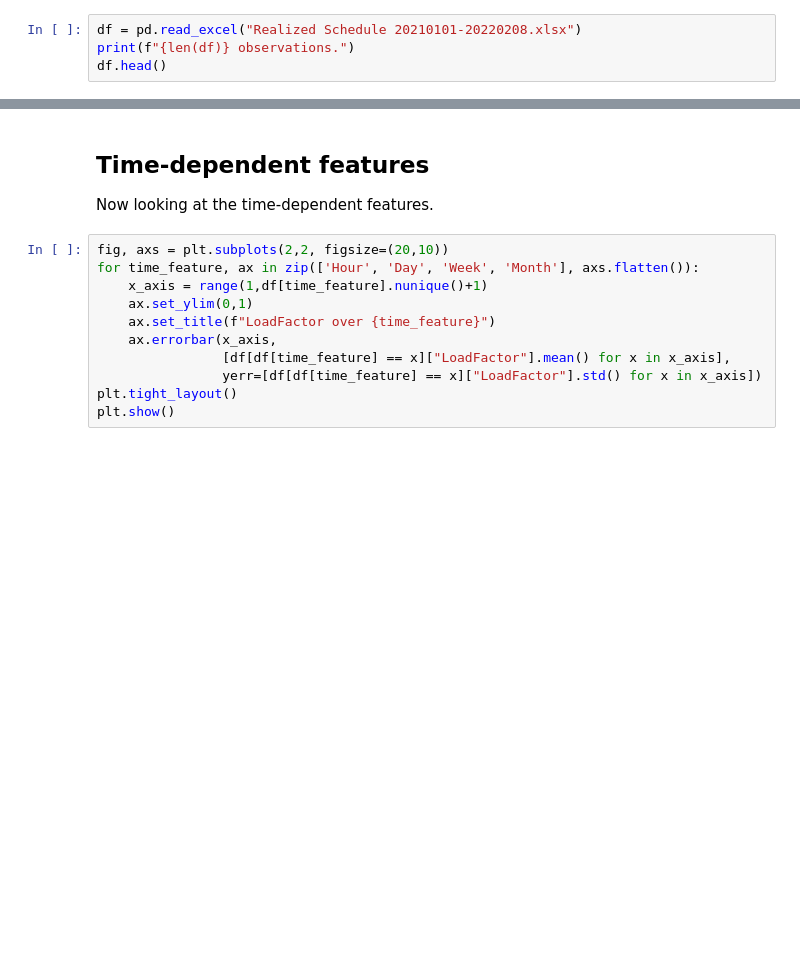
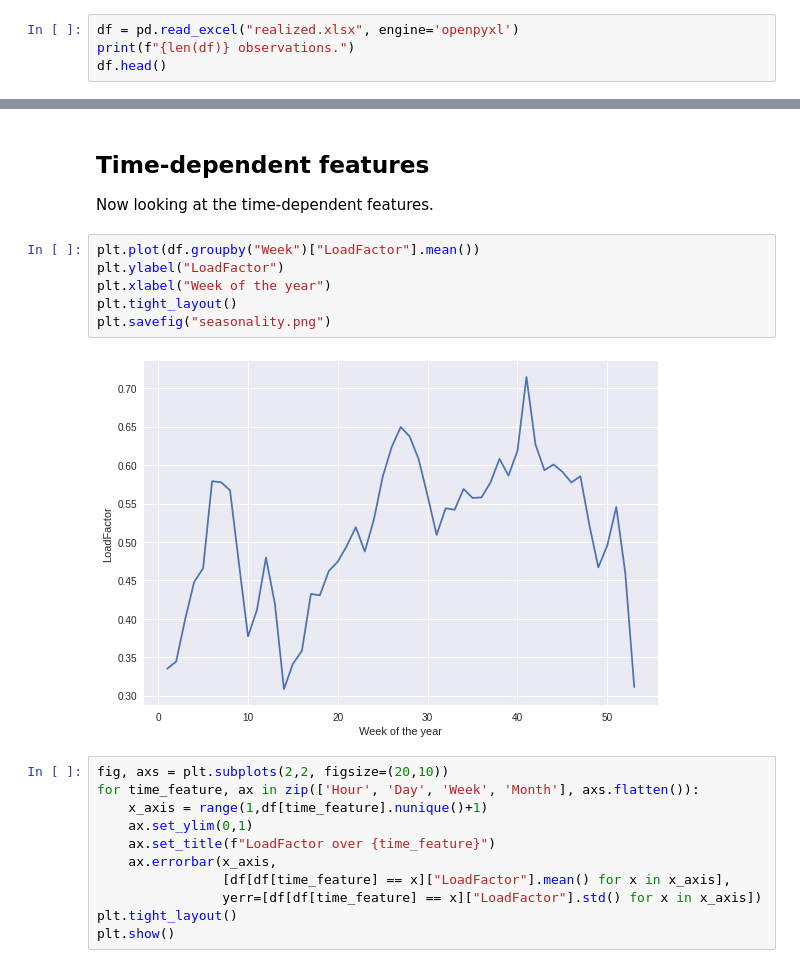
Before and after one commit to rasgaard/02582-Case1, a Jupyter notebook: EDA.ipynb, the cells around one changed output, grey strips where cells are left out. Cells and saved outputs as stored; diff of their text form; blank space fills up the shorter version.

```diff
--- a/EDA.ipynb
+++ b/EDA.ipynb
@@ -5,7 +5,7 @@ import pandas as pd
 import matplotlib.pyplot as plt
 plt.style.use('seaborn')
 # %%
-df = pd.read_excel("Realized Schedule 20210101-20220208.xlsx")
+df = pd.read_excel("realized.xlsx", engine='openpyxl')
 print(f"{len(df)} observations.")
 df.head()
 # %% [output]
@@ -77,6 +77,14 @@ It also seems like there is a lot of variability in `Weeks` throughout the serie
 # %% [markdown]
 ## Time-dependent features
 Now looking at the time-dependent features.
+# %%
+plt.plot(df.groupby("Week")["LoadFactor"].mean())
+plt.ylabel("LoadFactor")
+plt.xlabel("Week of the year")
+plt.tight_layout()
+plt.savefig("seasonality.png")
+# %% [output]
+[figure, added]
 # %%
 fig, axs = plt.subplots(2,2, figsize=(20,10))
 for time_feature, ax in zip(['Hour', 'Day', 'Week', 'Month'], axs.flatten()):
```
Also changed, not shown: parts of 2 cells of this notebook, 2 other files.
